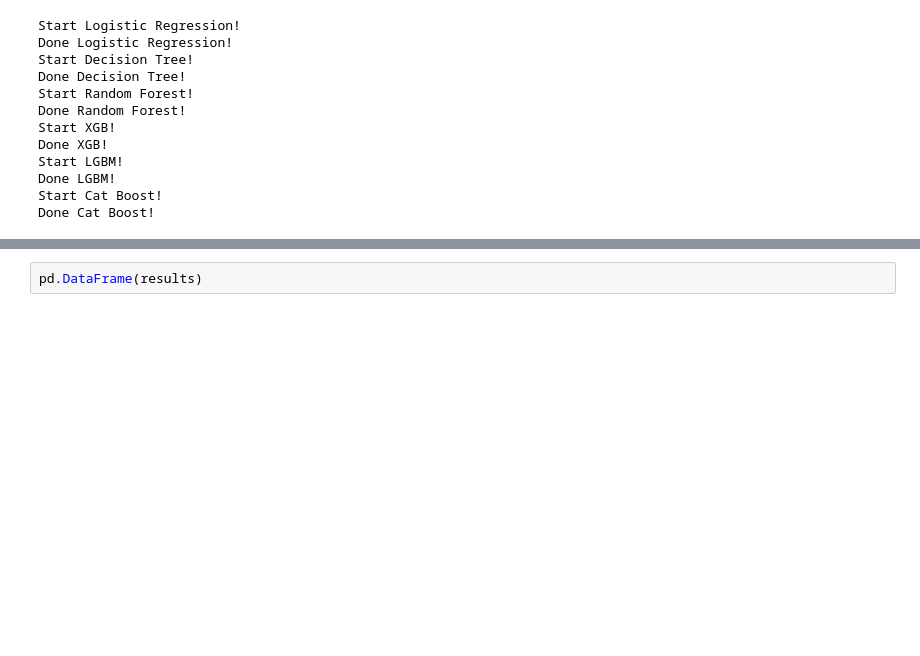
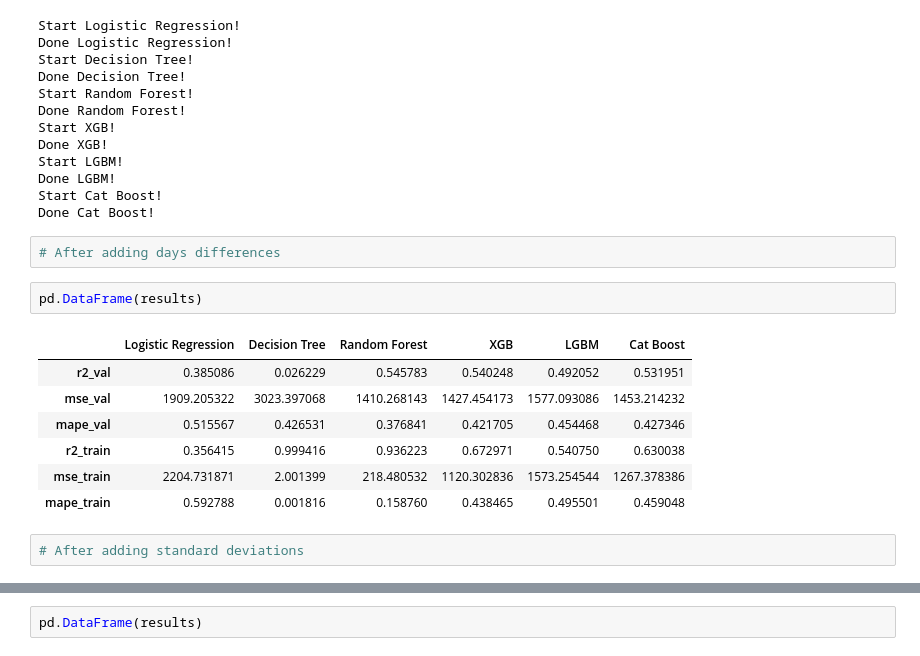
Before and after one commit to utkarshsaboo45/WiDS_climate_change, a Jupyter notebook: model.ipynb, the cells around one changed output, grey strips where cells are left out. Saved outputs shown, nothing was run; the diff lists cells and outputs as text; blank space fills up the shorter version.

```diff
--- a/model.ipynb
+++ b/model.ipynb
@@ -190,3 +388,17 @@ Start LGBM!
 Done LGBM!
 Start Cat Boost!
 Done Cat Boost!
+# %%
+# After adding days differences
+# %%
+pd.DataFrame(results)
+# %% [output]
+|  | Logistic Regression | Decision Tree | Random Forest | XGB | LGBM | Cat Boost |
+| r2_val | 0.385086 | 0.026229 | 0.545783 | 0.540248 | 0.492052 | 0.531951 |
+| mse_val | 1909.205322 | 3023.397068 | 1410.268143 | 1427.454173 | 1577.093086 | 1453.214232 |
+| mape_val | 0.515567 | 0.426531 | 0.376841 | 0.421705 | 0.454468 | 0.427346 |
+| r2_train | 0.356415 | 0.999416 | 0.936223 | 0.672971 | 0.540750 | 0.630038 |
+| mse_train | 2204.731871 | 2.001399 | 218.480532 | 1120.302836 | 1573.254544 | 1267.378386 |
+| mape_train | 0.592788 | 0.001816 | 0.158760 | 0.438465 | 0.495501 | 0.459048 |
+# %%
+# After adding standard deviations
```
Also changed, not shown: parts of 23 cells of this notebook.
